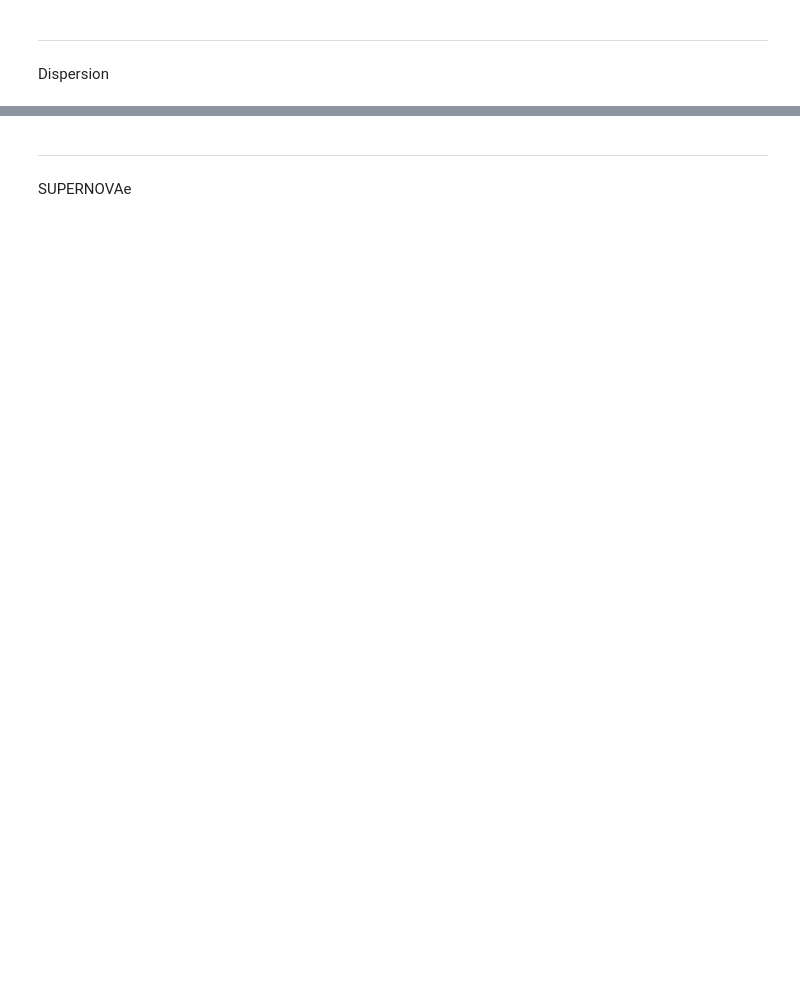
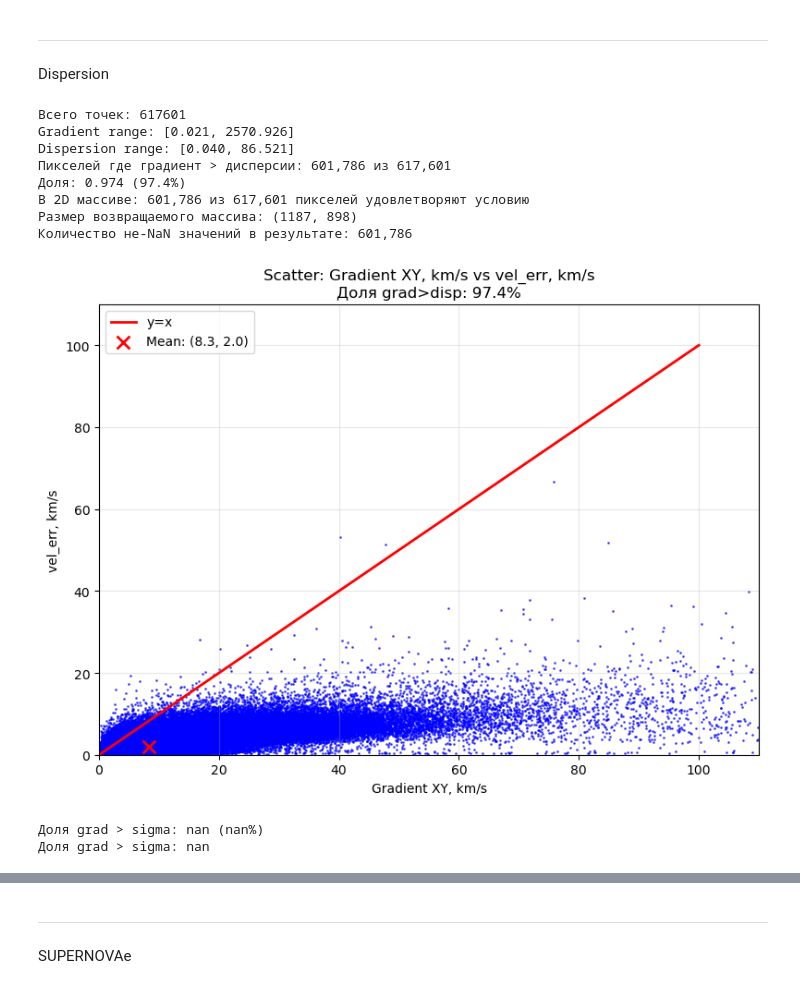
Before and after one commit to Polina-Kochergina/velocity_gradients, a Jupyter notebook: run_all.ipynb, the cells around one changed output, grey strips where cells are left out. Saved outputs shown, nothing was run; the diff lists cells and outputs as text; code cells hidden in the pictures; blank space fills up the shorter version.

```diff
--- a/run_all.ipynb
+++ b/run_all.ipynb
@@ -280,5 +376,15 @@ def read_gradient_dispersion_fits(gradient_file, dispersion_file, hdu_index=0):
 
     return gradient_data, dispersion_data, gradient_header, dispersion_header
 # %%
-grad, sigma, _, h = read_gradient_dispersion_fits("data/NGC1566/NGC1566_VLT_MUSE_vel_grad_xy.fits", "data/inputNGC1566/NGC1566_sigma_Ha.fits")
-plot_gradient_vs_dispersion(grad, sigma)
+grad, sigma, _, h = read_gradient_dispersion_fits("data/NGC1566/NGC1566_VLT_MUSE_vel_grad_xy.fits", "data/inputNGC1566/NGC1566_vel_Ha_err.fits")
+grad_, _, _ = plot_gradient_vs_dispersion(grad*20, sigma, ylabel="vel_err, km/s")
+# %% [output]
+Всего точек: 617601
+Gradient range: [0.021, 2570.926]
+Dispersion range: [0.040, 86.521]
+Пикселей где градиент > дисперсии: 601,786 из 617,601
+Доля: 0.974 (97.4%)
+В 2D массиве: 601,786 из 617,601 пикселей удовлетворяют условию
+Размер возвращаемого массива: (1187, 898)
+Количество не-NaN значений в результате: 601,786
+[figure, added]
@@ -353,0 +391,11 @@ instrumental_sigma = show_instrumental_limitations()
+# %%
+# mask = grad_ > sigma_
+fraction = np.sum(grad_) / grad_.size
+print(f"Доля grad > sigma: {fraction:.3f} ({fraction*100:.1f}%)")
+
+# Или в одну строку
+# fraction = np.mean(grad_ > )  # True=1, False=0, mean = доля True
+print(f"Доля grad > sigma: {fraction:.3f}")
+# %% [output]
+Доля grad > sigma: nan (nan%)
+Доля grad > sigma: nan
```
Also changed, not shown: parts of 14 cells of this notebook, 19 other files.
